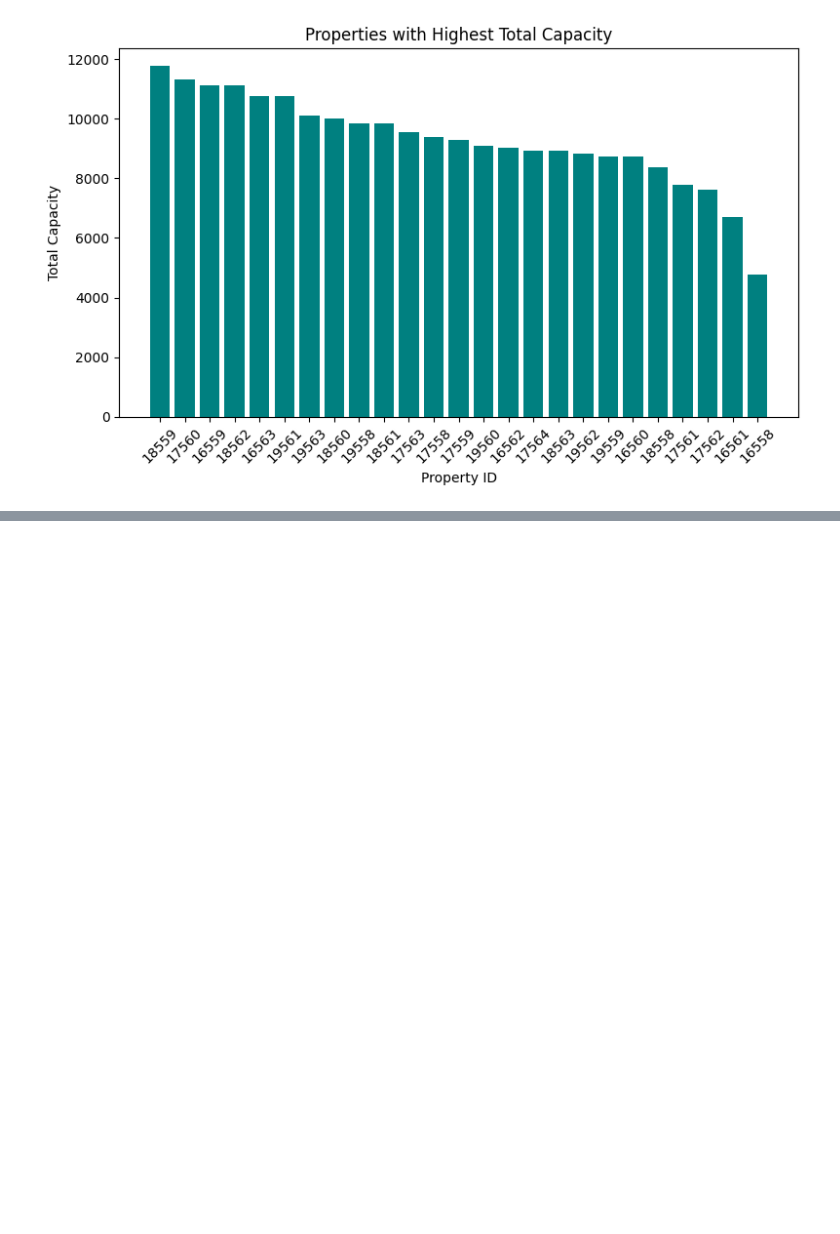
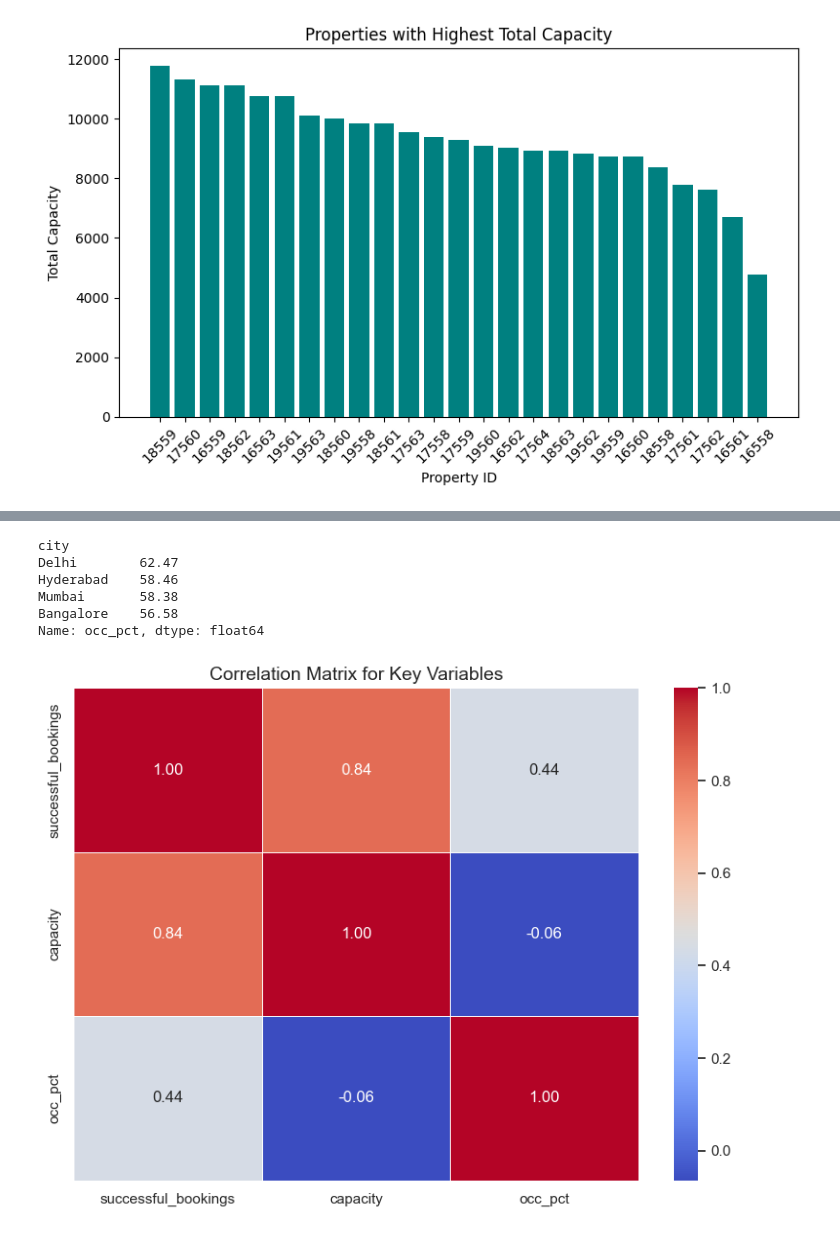
Before and after one commit to AlSult/Data_Projects, a Jupyter notebook: EDA(Exploratory Data Analysis)/main.ipynb, the cells around one changed output, grey strips where cells are left out. Cells and saved outputs as stored; diff of their text form; code cells hidden in the pictures; blank space fills up the shorter version.

```diff
--- a/EDA(Exploratory Data Analysis)/main.ipynb
+++ b/EDA(Exploratory Data Analysis)/main.ipynb
@@ -300,0 +641,26 @@ plt.show()
+# %%
+#groupping our data fram by city
+df_june_22.groupby('city')['occ_pct'].mean().round(2).sort_values(ascending=False)
+# %% [output]
+city
+Delhi        62.47
+Hyderabad    58.46
+Mumbai       58.38
+Bangalore    56.58
+Name: occ_pct, dtype: float64
+# %%
+#relationships between different variables more deeply successful_bookings, capacity, occ_pct
+# Selecting relevant columns
+corr_data = df[['successful_bookings', 'capacity', 'occ_pct']]
+
+# Correlation matrix
+corr_matrix = corr_data.corr()
+
+# Plotting the heatmap
+plt.figure(figsize=(8, 6))
+sns.heatmap(corr_matrix, annot=True, cmap='coolwarm', fmt='.2f', linewidths=0.5)
+plt.title('Correlation Matrix for Key Variables', fontsize=14)
+plt.tight_layout()
+plt.show()
+# %% [output]
+[figure, added]
```
Also changed, not shown: parts of 45 cells of this notebook, 10 other files.
